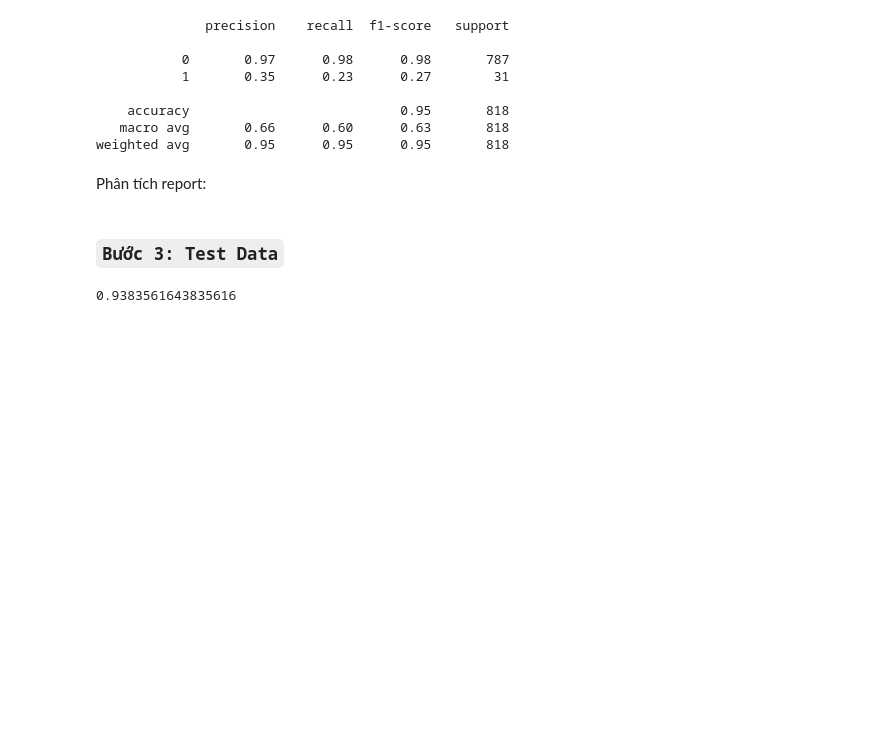
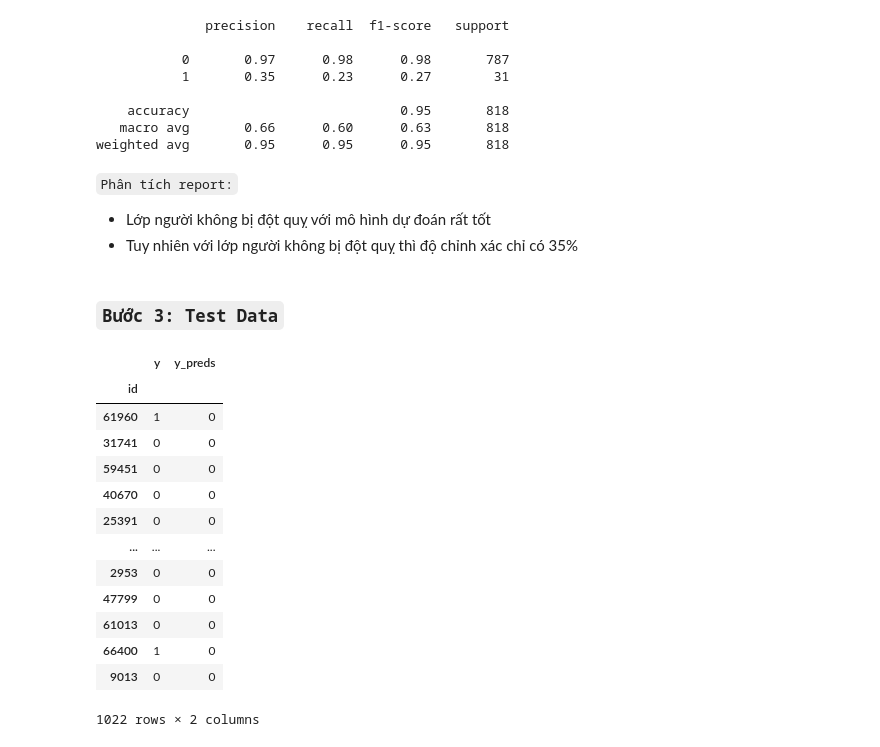
Before and after one commit to mnnam1302/Healthcare_Stroke, a Jupyter notebook: healthcare_stroke.ipynb, the cells around one changed output. Cells and saved outputs as stored; diff of their text form; code cells hidden in the pictures; blank space fills up the shorter version.

Commit message:
Decision tree 02

```diff
--- a/healthcare_stroke.ipynb
+++ b/healthcare_stroke.ipynb
@@ -488,11 +488,28 @@ print(classification_report(y_val, y_pred))
     accuracy                           0.95       818
    macro avg       0.66      0.60      0.63       818
 weighted avg       0.95      0.95      0.95       818
-# %% [markdown]
-Phân tích report:
+# %% [markdown]
+`Phân tích report:`
+* Lớp người không bị đột quỵ với mô hình dự đoán rất tốt
+* Tuy nhiên với lớp người không bị đột quỵ thì độ chỉnh xác chỉ có 35%
 # %% [markdown]
 ### `Bước 3: Test Data`
 # %%
-# y_preds = decision_tree(X_test)
+y_test_preds = decision_tree.predict(X_test)
-# %% [output]
-0.9383561643835616
+# %%
+pd.DataFrame({'y': y_test, 'y_preds': y_test_preds})
+# %% [output]
+|  | y | y_preds |
+| id |  |  |
+| 61960 | 1 | 0 |
+| 31741 | 0 | 0 |
+| 59451 | 0 | 0 |
+| 40670 | 0 | 0 |
+| 25391 | 0 | 0 |
+| ... | ... | ... |
+| 2953 | 0 | 0 |
+| 47799 | 0 | 0 |
+| 61013 | 0 | 0 |
+| 66400 | 1 | 0 |
+| 9013 | 0 | 0 |
+1022 rows × 2 columns
```
